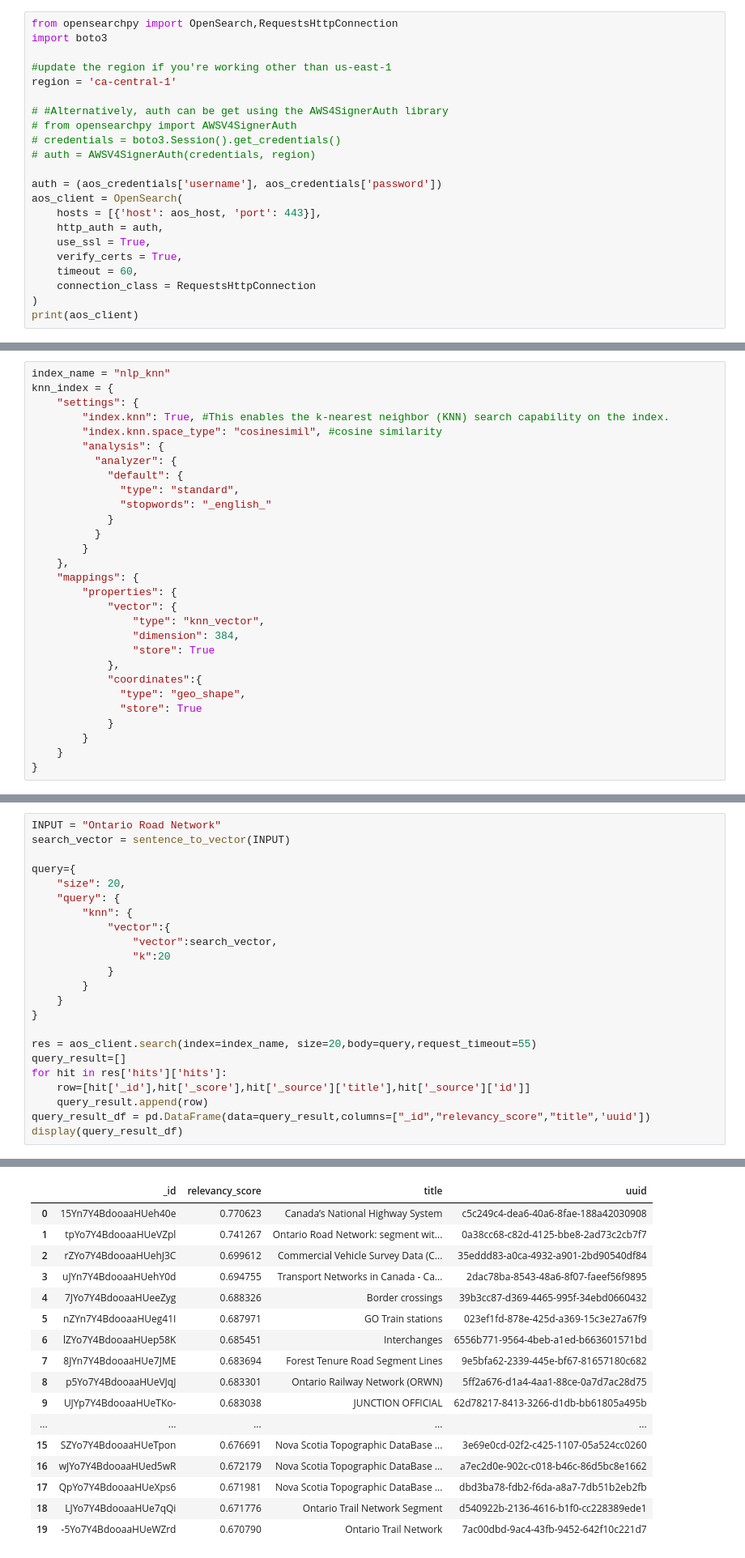
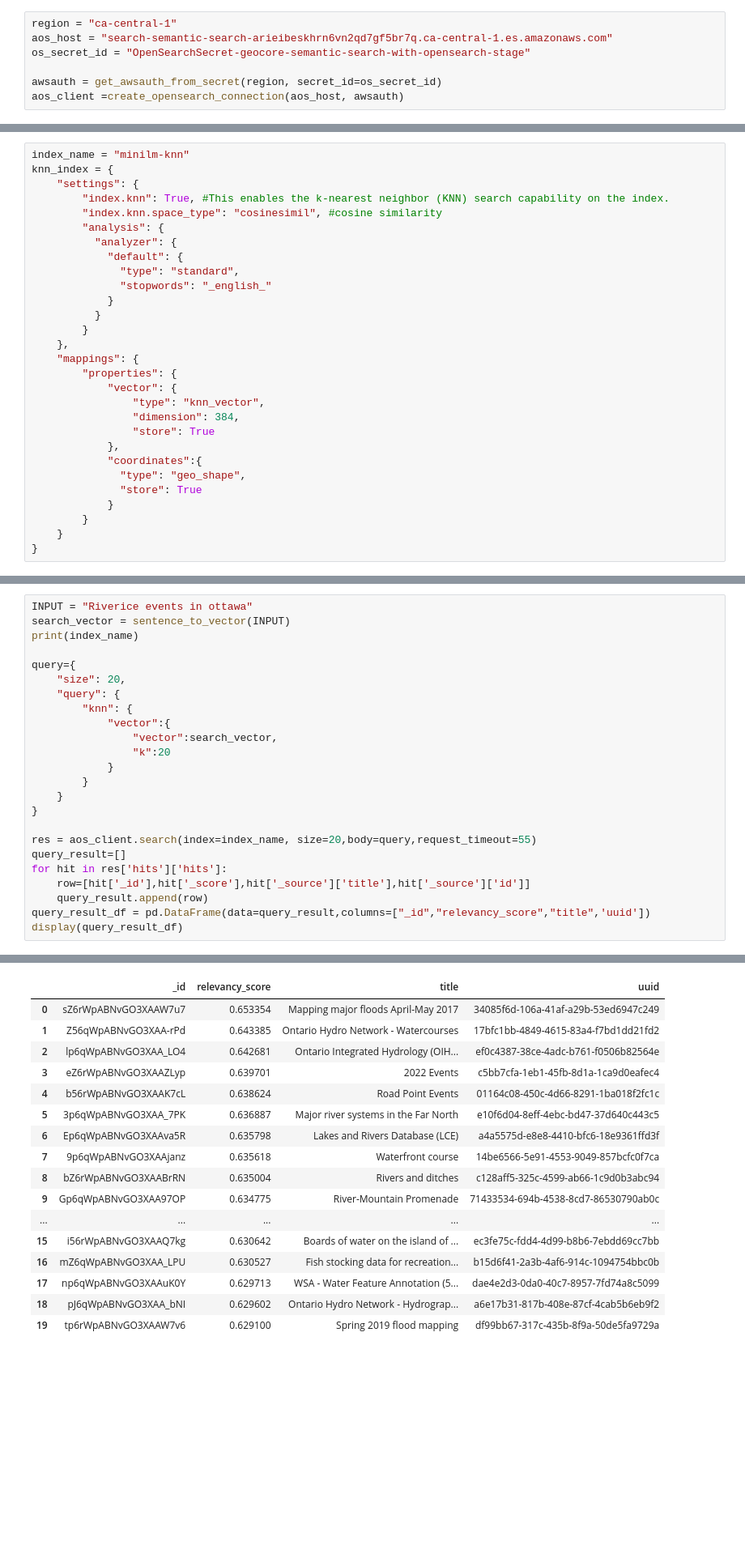
Before and after one commit to bernardbenson/semantic-search-with-amazon-opensearch, a Jupyter notebook: Demo2-Semantic-search-with-pretain-model.ipynb, the cells around one changed output, grey strips where cells are left out. Shown at 81% size. Saved outputs shown, nothing was run; the diff lists cells and outputs as text; blank space fills up the shorter version.

```diff
--- a/Demo2-Semantic-search-with-pretain-model.ipynb
+++ b/Demo2-Semantic-search-with-pretain-model.ipynb
@@ -369,23 +404,8 @@ search-semantic-search-dfcizxxxuj62dusl5skmeu3czu.ca-central-1.es.amazonaws.com
 # %%
-from opensearchpy import OpenSearch,RequestsHttpConnection
-import boto3
+region = "ca-central-1"
+aos_host = "search-semantic-search-arieibeskhrn6vn2qd7gf5br7q.ca-central-1.es.amazonaws.com"
+os_secret_id = "OpenSearchSecret-geocore-semantic-search-with-opensearch-stage"
 
-#update the region if you're working other than us-east-1
-region = 'ca-central-1'
-
-# #Alternatively, auth can be get using the AWS4SignerAuth library
-# from opensearchpy import AWSV4SignerAuth
-# credentials = boto3.Session().get_credentials()
-# auth = AWSV4SignerAuth(credentials, region)
-
-auth = (aos_credentials['username'], aos_credentials['password'])
-aos_client = OpenSearch(
-    hosts = [{'host': aos_host, 'port': 443}],
-    http_auth = auth,
-    use_ssl = True,
-    verify_certs = True,
-    timeout = 60,
-    connection_class = RequestsHttpConnection
-)
-print(aos_client)
+awsauth = get_awsauth_from_secret(region, secret_id=os_secret_id)
+aos_client =create_opensearch_connection(aos_host, awsauth)
 # %% [output]
@@ -396,7 +416,7 @@ The following index setting is configuring an OpenSearch index to support k-near
 
 How k-NN search works:K-NN search works by calculating the distance between a query vector and the vectors in the dataset to find the closest matches. OpenSearch stores these vectors in an index and uses specialized algorithms (like HNSW, Hierarchical Navigable Small World graphs) to perform efficient similarity search at scale.
 # %%
-index_name = "nlp_knn"
+index_name = "minilm-knn"
 knn_index = {
     "settings": {
         "index.knn": True, #This enables the k-nearest neighbor (KNN) search capability on the index.
@@ -585,8 +470,9 @@ Records loaded into the index nlp_knn is 10000.
 
 Now that we have vector in OpenSearch and a vector for our query question, let's perform a KNN search in OpenSearch.
 # %%
-INPUT = "Ontario Road Network"
+INPUT = "Riverice events in ottawa"
 search_vector = sentence_to_vector(INPUT)
+print(index_name)
 
 query={
     "size": 20,
@@ -611,17 +498,17 @@ display(query_result_df)
 |  | _id | relevancy_score | title | uuid |
-| 0 | 15Yn7Y4BdooaaHUeh40e | 0.770623 | Canada’s National Highway System | c5c249c4-dea6-40a6-8fae-188a42030908 |
-| 1 | tpYo7Y4BdooaaHUeVZpl | 0.741267 | Ontario Road Network: segment wit... | 0a38cc68-c82d-4125-bbe8-2ad73c2cb7f7 |
-| 2 | rZYo7Y4BdooaaHUehJ3C | 0.699612 | Commercial Vehicle Survey Data (C... | 35eddd83-a0ca-4932-a901-2bd90540df84 |
-| 3 | uJYn7Y4BdooaaHUehY0d | 0.694755 | Transport Networks in Canada - Ca... | 2dac78ba-8543-48a6-8f07-faeef56f9895 |
-| 4 | 7JYo7Y4BdooaaHUeeZyg | 0.688326 | Border crossings | 39b3cc87-d369-4465-995f-34ebd0660432 |
-| 5 | nZYn7Y4BdooaaHUeg41I | 0.687971 | GO Train stations | 023ef1fd-878e-425d-a369-15c3e27a67f9 |
-| 6 | lZYo7Y4BdooaaHUep58K | 0.685451 | Interchanges | 6556b771-9564-4beb-a1ed-b663601571bd |
-| 7 | 8JYn7Y4BdooaaHUe7JME | 0.683694 | Forest Tenure Road Segment Lines | 9e5bfa62-2339-445e-bf67-81657180c682 |
-| 8 | p5Yo7Y4BdooaaHUeVJqJ | 0.683301 | Ontario Railway Network (ORWN) | 5ff2a676-d1a4-4aa1-88ce-0a7d7ac28d75 |
-| 9 | UJYp7Y4BdooaaHUeTKo- | 0.683038 | JUNCTION OFFICIAL | 62d78217-8413-3266-d1db-bb61805a495b |
+| 0 | sZ6rWpABNvGO3XAAW7u7 | 0.653354 | Mapping major floods April-May 2017 | 34085f6d-106a-41af-a29b-53ed6947c249 |
+| 1 | Z56qWpABNvGO3XAA-rPd | 0.643385 | Ontario Hydro Network - Watercourses | 17bfc1bb-4849-4615-83a4-f7bd1dd21fd2 |
+| 2 | lp6qWpABNvGO3XAA_LO4 | 0.642681 | Ontario Integrated Hydrology (OIH... | ef0c4387-38ce-4adc-b761-f0506b82564e |
+| 3 | eZ6rWpABNvGO3XAAZLyp | 0.639701 | 2022 Events | c5bb7cfa-1eb1-45fb-8d1a-1ca9d0eafec4 |
+| 4 | b56rWpABNvGO3XAAK7cL | 0.638624 | Road Point Events | 01164c08-450c-4d66-8291-1ba018f2fc1c |
+| 5 | 3p6qWpABNvGO3XAA_7PK | 0.636887 | Major river systems in the Far North | e10f6d04-8eff-4ebc-bd47-37d640c443c5 |
+| 6 | Ep6qWpABNvGO3XAAva5R | 0.635798 | Lakes and Rivers Database (LCE) | a4a5575d-e8e8-4410-bfc6-18e9361ffd3f |
+| 7 | 9p6qWpABNvGO3XAAjanz | 0.635618 | Waterfront course | 14be6566-5e91-4553-9049-857bcfc0f7ca |
+| 8 | bZ6rWpABNvGO3XAABrRN | 0.635004 | Rivers and ditches | c128aff5-325c-4599-ab66-1c9d0b3abc94 |
+| 9 | Gp6qWpABNvGO3XAA97OP | 0.634775 | River-Mountain Promenade | 71433534-694b-4538-8cd7-86530790ab0c |
 | ... | ... | ... | ... | ... |
-| 15 | SZYo7Y4BdooaaHUeTpon | 0.676691 | Nova Scotia Topographic DataBase ... | 3e69e0cd-02f2-c425-1107-05a524cc0260 |
-| 16 | wJYo7Y4BdooaaHUed5wR | 0.672179 | Nova Scotia Topographic DataBase ... | a7ec2d0e-902c-c018-b46c-86d5bc8e1662 |
-| 17 | QpYo7Y4BdooaaHUeXps6 | 0.671981 | Nova Scotia Topographic DataBase ... | dbd3ba78-fdb2-f6da-a8a7-7db51b2eb2fb |
-| 18 | LJYo7Y4BdooaaHUe7qQi | 0.671776 | Ontario Trail Network Segment | d540922b-2136-4616-b1f0-cc228389ede1 |
-| 19 | -5Yo7Y4BdooaaHUeWZrd | 0.670790 | Ontario Trail Network | 7ac00dbd-9ac4-43fb-9452-642f10c221d7 |
+| 15 | i56rWpABNvGO3XAAQ7kg | 0.630642 | Boards of water on the island of ... | ec3fe75c-fdd4-4d99-b8b6-7ebdd69cc7bb |
+| 16 | mZ6qWpABNvGO3XAA_LPU | 0.630527 | Fish stocking data for recreation... | b15d6f41-2a3b-4af6-914c-1094754bbc0b |
+| 17 | np6qWpABNvGO3XAAuK0Y | 0.629713 | WSA - Water Feature Annotation (5... | dae4e2d3-0da0-40c7-8957-7fd74a8c5099 |
+| 18 | pJ6qWpABNvGO3XAA_bNI | 0.629602 | Ontario Hydro Network - Hydrograp... | a6e17b31-817b-408e-87cf-4cab5b6eb9f2 |
+| 19 | tp6rWpABNvGO3XAAW7v6 | 0.629100 | Spring 2019 flood mapping | df99bb67-317c-435b-8f9a-50de5fa9729a |
```
Also changed, not shown: parts of 49 cells of this notebook, 2 other files.
